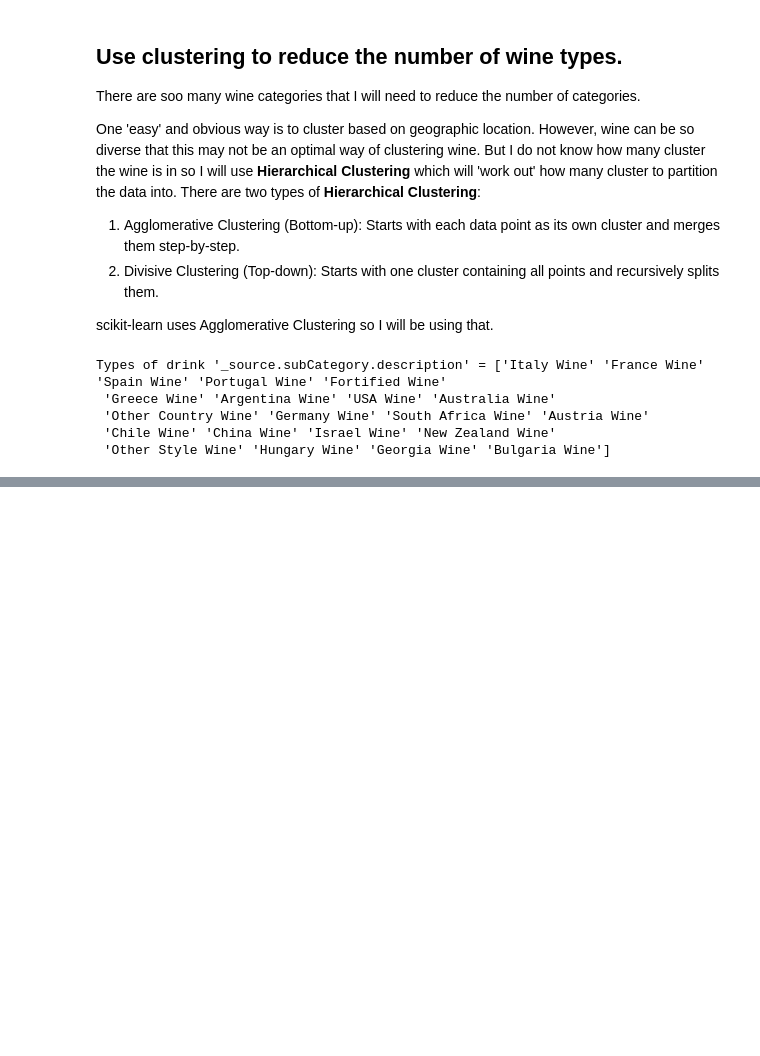
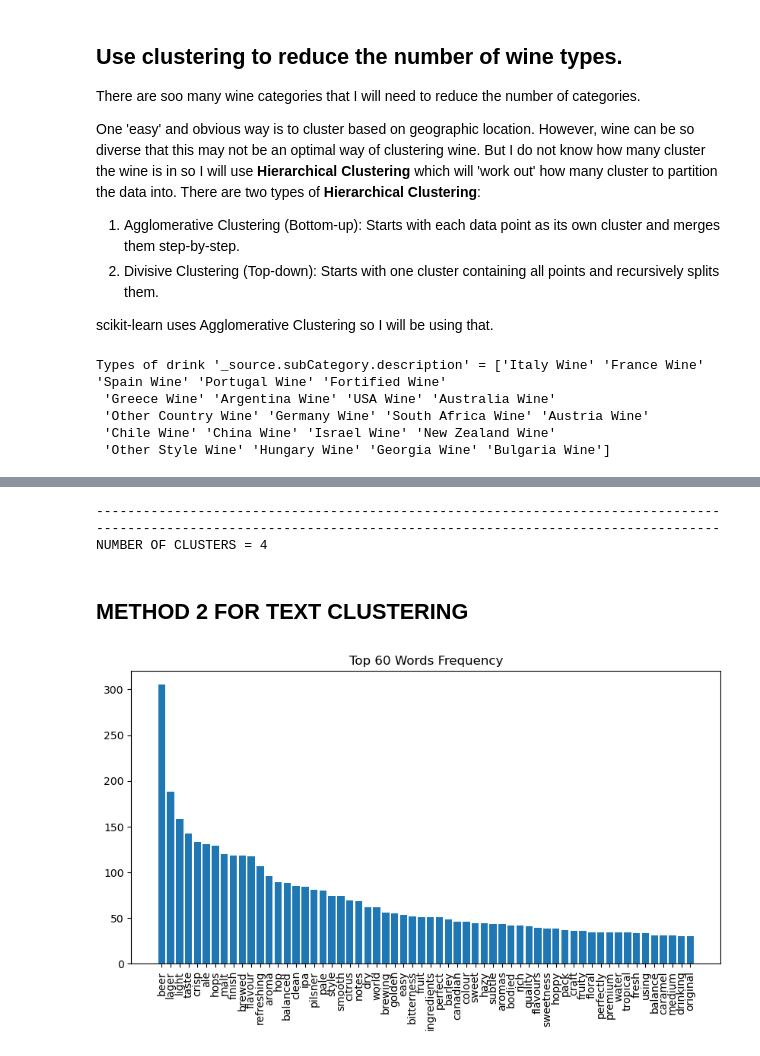
Before and after one commit to johann997/BCL_WebScrape, a Jupyter notebook: src/BLCWebScrape/FeatureImportance.ipynb, the cells around one changed output, grey strips where cells are left out. Saved outputs shown, nothing was run; the diff lists cells and outputs as text; code cells hidden in the pictures; blank space fills up the shorter version.

```diff
--- a/src/BLCWebScrape/FeatureImportance.ipynb
+++ b/src/BLCWebScrape/FeatureImportance.ipynb
@@ -110,0 +498,55 @@ Types of drink '_source.subCategory.description' = ['Italy Wine' 'France Wine' '
+# %%
+# Picking 6 clusters from the dendrogram
+# n_cluster_list = [2, 3, 4, 5, 6, 7, 8]
+n_cluster_list = [4]
+
+
+for i, n_clusters in enumerate(n_cluster_list):
+    # Apply Agglomerative Clustering
+    agg_cluster = AgglomerativeClustering(n_clusters=n_clusters, linkage='ward')
+    clusters = agg_cluster.fit_predict(scaled_features)
+
+    # print(type(clusters))
+
+    # Add cluster labels to the original DataFrame
+    df_beer.loc[:, 'cluster'] = clusters
+
+    # # Display the cluster assignments
+    # print(df_wine['cluster'].value_counts())
+    # print(df_wine['_source.subCategory.description'].value_counts())
+    print('-'*80)
+    print('-'*80)
+    print(f'NUMBER OF CLUSTERS = {n_clusters}')
+
+    create_box_plot(df_beer, '_source.style', 'cluster')
+# %% [output]
+--------------------------------------------------------------------------------
+--------------------------------------------------------------------------------
+NUMBER OF CLUSTERS = 4
+# %% [markdown]
+## METHOD 2 FOR TEXT CLUSTERING
+# %%
+from sklearn.feature_extraction.text import CountVectorizer
+
+# Vectorize the text data to count word occurrences
+vectorizer = CountVectorizer(stop_words='english')
+X_counts = vectorizer.fit_transform(df_beer['_source.tastingDescription'])
+
+# Sum up the counts of each word in the vocabulary
+word_counts = X_counts.toarray().sum(axis=0)
+word_freq = [(word, word_counts[idx]) for word, idx in vectorizer.vocabulary_.items()]
+word_freq = sorted(word_freq, key=lambda x: x[1], reverse=True)
+
+# Plot the top 30 most frequent words
+words = [wf[0] for wf in word_freq[:60]]
+counts = [wf[1] for wf in word_freq[:60]]
+
+# create_box_plot(df_beer, '_source.style', 'cluster')
+
+plt.figure(figsize=(10, 5))
+plt.bar(words, counts)
+plt.xticks(rotation=90)
+plt.title("Top 60 Words Frequency")
+plt.show()
+# %% [output]
+[figure, added]
```
Also changed, not shown: parts of 39 cells of this notebook.
